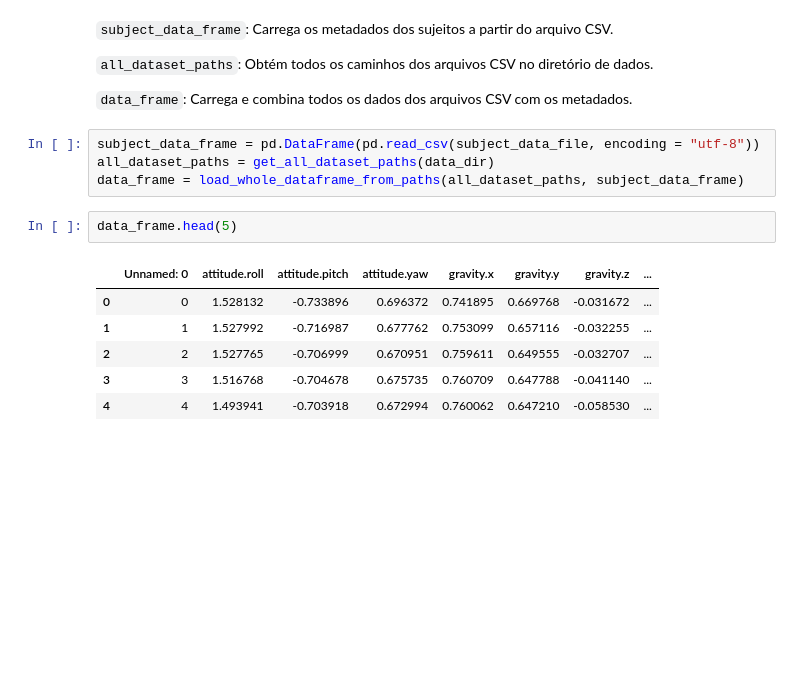
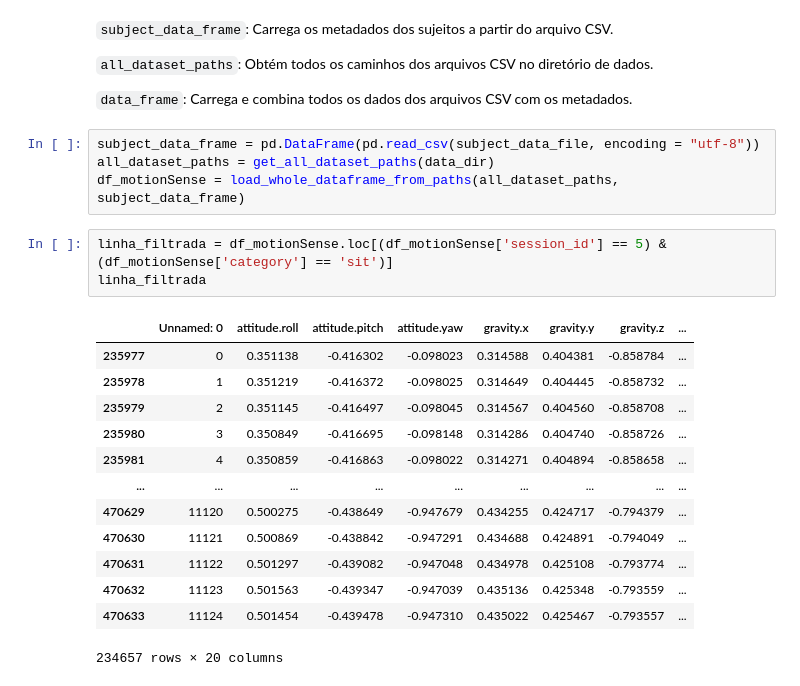
Before and after one commit to marina-moreira/mei-approf, a Jupyter notebook: RNN/dataUnderstanding.ipynb, the cells around one changed output. Saved outputs shown, nothing was run; the diff lists cells and outputs as text; blank space fills up the shorter version.

Commit message:
continuation of dataset analysis

```diff
--- a/RNN/dataUnderstanding.ipynb
+++ b/RNN/dataUnderstanding.ipynb
@@ -117,13 +117,21 @@ def load_whole_dataframe_from_paths(paths, meta) -> pd.DataFrame:
 # %%
 subject_data_frame = pd.DataFrame(pd.read_csv(subject_data_file, encoding = "utf-8"))
 all_dataset_paths = get_all_dataset_paths(data_dir)
-data_frame = load_whole_dataframe_from_paths(all_dataset_paths, subject_data_frame)
+df_motionSense = load_whole_dataframe_from_paths(all_dataset_paths, subject_data_frame)
-# %%
-data_frame.head(5)
-# %% [output]
-|  | Unnamed: 0 | attitude.roll | attitude.pitch | attitude.yaw | gravity.x | gravity.y | gravity.z | ... |
-| 0 | 0 | 1.528132 | -0.733896 | 0.696372 | 0.741895 | 0.669768 | -0.031672 | ... |
-| 1 | 1 | 1.527992 | -0.716987 | 0.677762 | 0.753099 | 0.657116 | -0.032255 | ... |
-| 2 | 2 | 1.527765 | -0.706999 | 0.670951 | 0.759611 | 0.649555 | -0.032707 | ... |
-| 3 | 3 | 1.516768 | -0.704678 | 0.675735 | 0.760709 | 0.647788 | -0.041140 | ... |
-| 4 | 4 | 1.493941 | -0.703918 | 0.672994 | 0.760062 | 0.647210 | -0.058530 | ... |
+# %%
+linha_filtrada = df_motionSense.loc[(df_motionSense['session_id'] == 5) & (df_motionSense['category'] == 'sit')]
+linha_filtrada
+# %% [output]
+|  | Unnamed: 0 | attitude.roll | attitude.pitch | attitude.yaw | gravity.x | gravity.y | gravity.z | ... |
+| 235977 | 0 | 0.351138 | -0.416302 | -0.098023 | 0.314588 | 0.404381 | -0.858784 | ... |
+| 235978 | 1 | 0.351219 | -0.416372 | -0.098025 | 0.314649 | 0.404445 | -0.858732 | ... |
+| 235979 | 2 | 0.351145 | -0.416497 | -0.098045 | 0.314567 | 0.404560 | -0.858708 | ... |
+| 235980 | 3 | 0.350849 | -0.416695 | -0.098148 | 0.314286 | 0.404740 | -0.858726 | ... |
+| 235981 | 4 | 0.350859 | -0.416863 | -0.098022 | 0.314271 | 0.404894 | -0.858658 | ... |
+| ... | ... | ... | ... | ... | ... | ... | ... | ... |
+| 470629 | 11120 | 0.500275 | -0.438649 | -0.947679 | 0.434255 | 0.424717 | -0.794379 | ... |
+| 470630 | 11121 | 0.500869 | -0.438842 | -0.947291 | 0.434688 | 0.424891 | -0.794049 | ... |
+| 470631 | 11122 | 0.501297 | -0.439082 | -0.947048 | 0.434978 | 0.425108 | -0.793774 | ... |
+| 470632 | 11123 | 0.501563 | -0.439347 | -0.947039 | 0.435136 | 0.425348 | -0.793559 | ... |
+| 470633 | 11124 | 0.501454 | -0.439478 | -0.947310 | 0.435022 | 0.425467 | -0.793557 | ... |
+234657 rows × 20 columns
```
Also changed, not shown: parts of 11 cells of this notebook.
